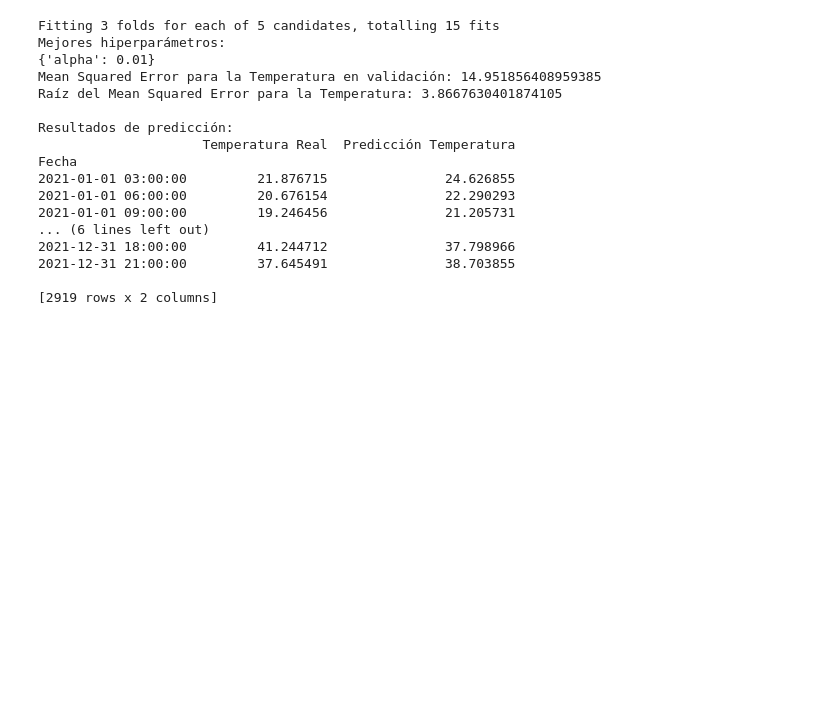
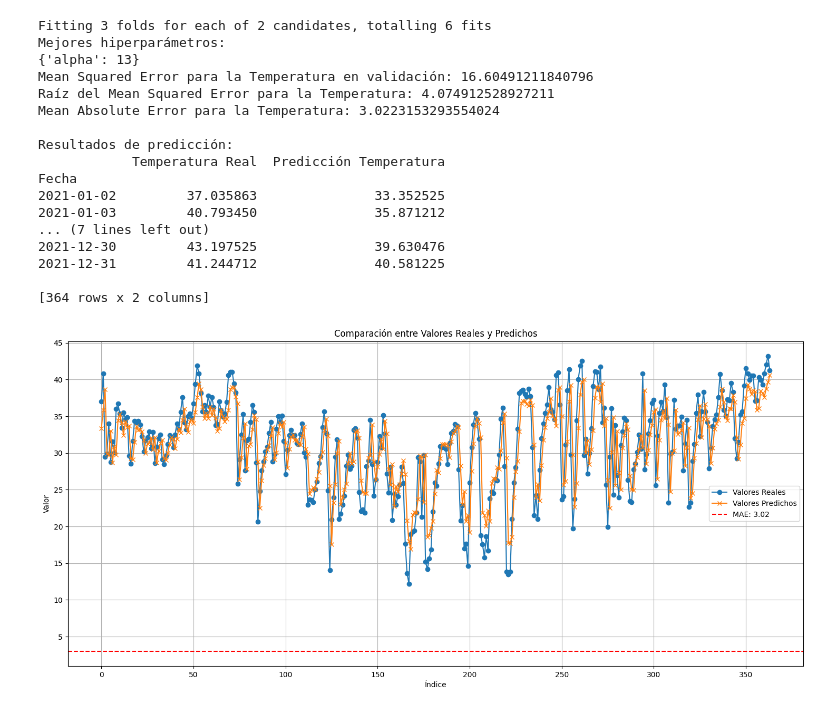
Before and after one commit to Patrick-221/1examenParcial, a Jupyter notebook: 1erParcial.ipynb, the cells around one changed output. Drawn from its saved outputs; the diff is of its cells as text; code cells hidden in the pictures; blank space fills up the shorter version.

Commit message:
se modifico a temperatura maxima por dia

```diff
--- a/1erParcial.ipynb
+++ b/1erParcial.ipynb
@@ -1,10 +1,11 @@
 # %%
 import pandas as pd
 import numpy as np
-from sklearn.model_selection import train_test_split, GridSearchCV
+from sklearn.model_selection import GridSearchCV
 from sklearn.preprocessing import StandardScaler
 from sklearn.linear_model import Ridge
 from sklearn.metrics import mean_squared_error
+import matplotlib.pyplot as plt
 
 # Cargar el dataset
 data = pd.read_csv("Temp_Asu20092021.csv")
@@ -21,19 +22,31 @@ data = data[data.index.year >= 2019]
 # Eliminar filas con valores faltantes
 data.dropna(inplace=True)
 
-# Crear características derivadas
-data['Hora'] = data.index.hour
-data['Dia'] = data.index.dayofweek
-data['Mes'] = data.index.month
+# Resamplear el conjunto de datos a intervalos diarios y calcular la temperatura máxima diaria
+daily_data = data.resample('D').agg({
+    'Temperatura': 'max',       # Temperatura max del día
+    'Humedad': 'mean'           # Humedad media del día
+})
 
-# Usar características relevantes para la predicción
-features = ['Temperatura','Humedad']
 
-# Desplazar la variable objetivo (Temperatura)
+
+# Agregar el día de la semana y el mes como características
+daily_data['Dia'] = daily_data.index.dayofweek
+daily_data['Mes'] = daily_data.index.month
+daily_data['Temp_Humedad'] = np.sqrt(daily_data['Temperatura'] / daily_data['Humedad'])
+
+
+# Eliminar filas con valores faltantes después del resampleo
+daily_data.dropna(inplace=True)
+
+# Desplazar la variable objetivo (Temperatura máxima)
+data = data.resample('D').agg({
+    'Temperatura': 'max',       # Temperatura máxima del día
+})
 salida = data[['Temperatura']].shift(-1)
 
 # Definir características (features) y variable objetivo (target)
-X = data[features].values[:-1]  # Incluye las características
+X = daily_data[['Humedad', 'Temperatura','Temp_Humedad']].values[:-1]
 y = salida.values[:-1]
 
 # Normalizar las características
@@ -41,8 +54,8 @@ scaler = StandardScaler()
 X_scaled = scaler.fit_transform(X)
 
 # Dividir los datos en conjuntos de entrenamiento y validación
-train_indices = (data.index.year <= 2020)[:-1]
-val_indices = (data.index.year == 2021)[:-1]
+train_indices = (daily_data.index.year <= 2020)[:-1]
+val_indices = (daily_data.index.year == 2021)[:-1]
 
 X_train, X_val = X_scaled[train_indices], X_scaled[val_indices]
 y_train, y_val = y[train_indices], y[val_indices]
@@ -52,49 +65,64 @@ ridge = Ridge()
 
 # Definir la cuadrícula de parámetros para GridSearch
 param_grid = {
-    'alpha': [0.01, 0.1, 1.0, 10.0, 100.0]  # Regularización L2
+    'alpha': [13,100]  # Regularización L2
 }
 
 # Usar GridSearchCV para buscar los mejores hiperparámetros
 grid_search = GridSearchCV(estimator=ridge, param_grid=param_grid, cv=3, scoring='neg_mean_squared_error', verbose=1, n_jobs=-1)
 grid_search.fit(X_train, y_train)
 
 # Imprimir los mejores hiperparámetros encontrados
 print("Mejores hiperparámetros:")
 print(grid_search.best_params_)
 
 # Evaluar el modelo con los mejores hiperparámetros en el conjunto de validación
 best_model = grid_search.best_estimator_
 y_pred = best_model.predict(X_val)
 
-# Calcular el MSE para la temperatura
+# Calcular el MSE y MAE para la temperatura máxima
 mse_temp = mean_squared_error(y_val, y_pred)
+mae_temp = np.mean(np.abs(y_val - y_pred))
 print(f"Mean Squared Error para la Temperatura en validación: {mse_temp}")
 print(f"Raíz del Mean Squared Error para la Temperatura: {np.sqrt(mse_temp)}")
+print(f"Mean Absolute Error para la Temperatura: {mae_temp}")
 
 # Imprimir resultados de predicción
 results = pd.DataFrame({
     'Temperatura Real': y_val.flatten(),
     'Predicción Temperatura': y_pred.flatten()
-}, index=data.index[1:][val_indices])  # Asegúrate de ajustar el índice correctamente
+}, index=daily_data.index[1:][val_indices])  # Asegúrate de ajustar el índice correctamente
 
 print("\nResultados de predicción:")
 print(results)
+
+# Gráfico
+plt.figure(figsize=(18, 8))
+plt.plot(y_val, label='Valores Reales', marker='o')
+plt.plot(y_pred, label='Valores Predichos', marker='x')
+plt.title('Comparación entre Valores Reales y Predichos')
+plt.xlabel('Índice')
+plt.ylabel('Valor')
+plt.axhline(y=mae_temp, color='r', linestyle='--', label=f'MAE: {mae_temp:.2f}')
+plt.legend()
+plt.grid()
+plt.show()
 # %% [output]
-Fitting 3 folds for each of 5 candidates, totalling 15 fits
+Fitting 3 folds for each of 2 candidates, totalling 6 fits
 Mejores hiperparámetros:
-{'alpha': 0.01}
-Mean Squared Error para la Temperatura en validación: 14.951856408959385
-Raíz del Mean Squared Error para la Temperatura: 3.8667630401874105
+{'alpha': 13}
+Mean Squared Error para la Temperatura en validación: 16.60491211840796
+Raíz del Mean Squared Error para la Temperatura: 4.074912528927211
+Mean Absolute Error para la Temperatura: 3.0223153293554024
 
 Resultados de predicción:
-                     Temperatura Real  Predicción Temperatura
+            Temperatura Real  Predicción Temperatura
 Fecha
-2021-01-01 03:00:00         21.876715               24.626855
-2021-01-01 06:00:00         20.676154               22.290293
-2021-01-01 09:00:00         19.246456               21.205731
-... (6 lines left out)
-2021-12-31 18:00:00         41.244712               37.798966
-2021-12-31 21:00:00         37.645491               38.703855
+2021-01-02         37.035863               33.352525
+2021-01-03         40.793450               35.871212
+... (7 lines left out)
+2021-12-30         43.197525               39.630476
+2021-12-31         41.244712               40.581225
 
-[2919 rows x 2 columns]
+[364 rows x 2 columns]
+[figure, added]
```
